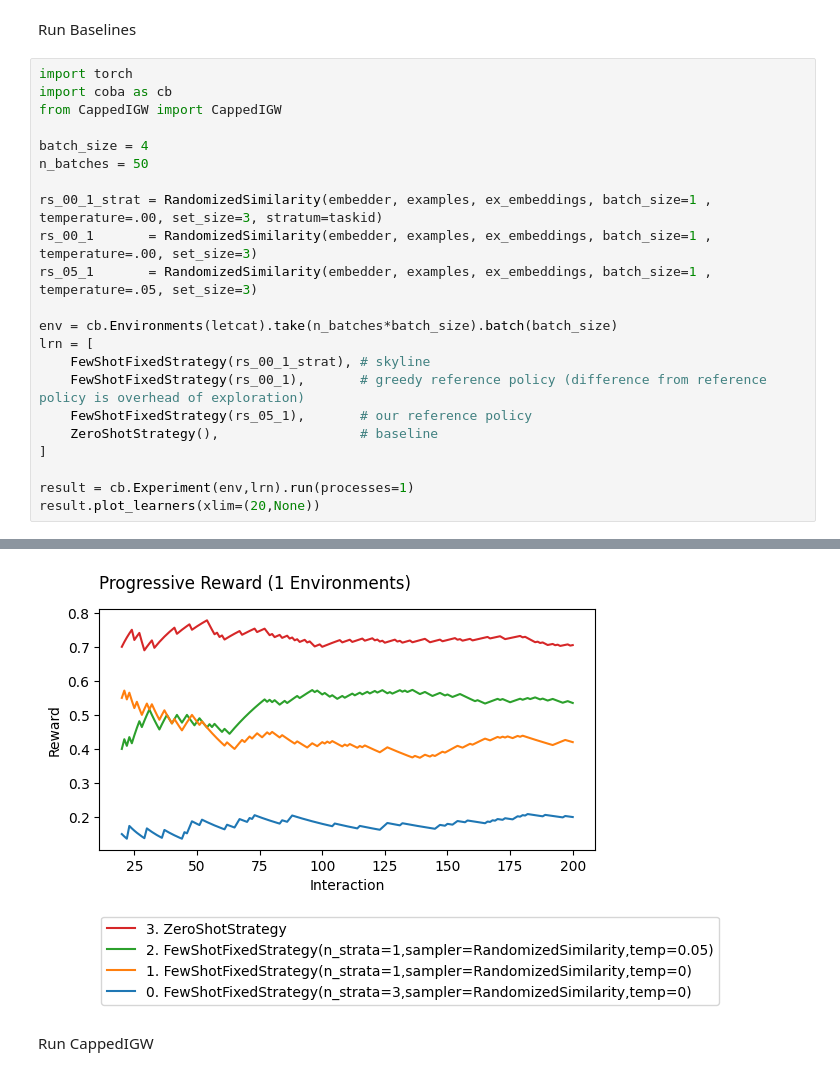
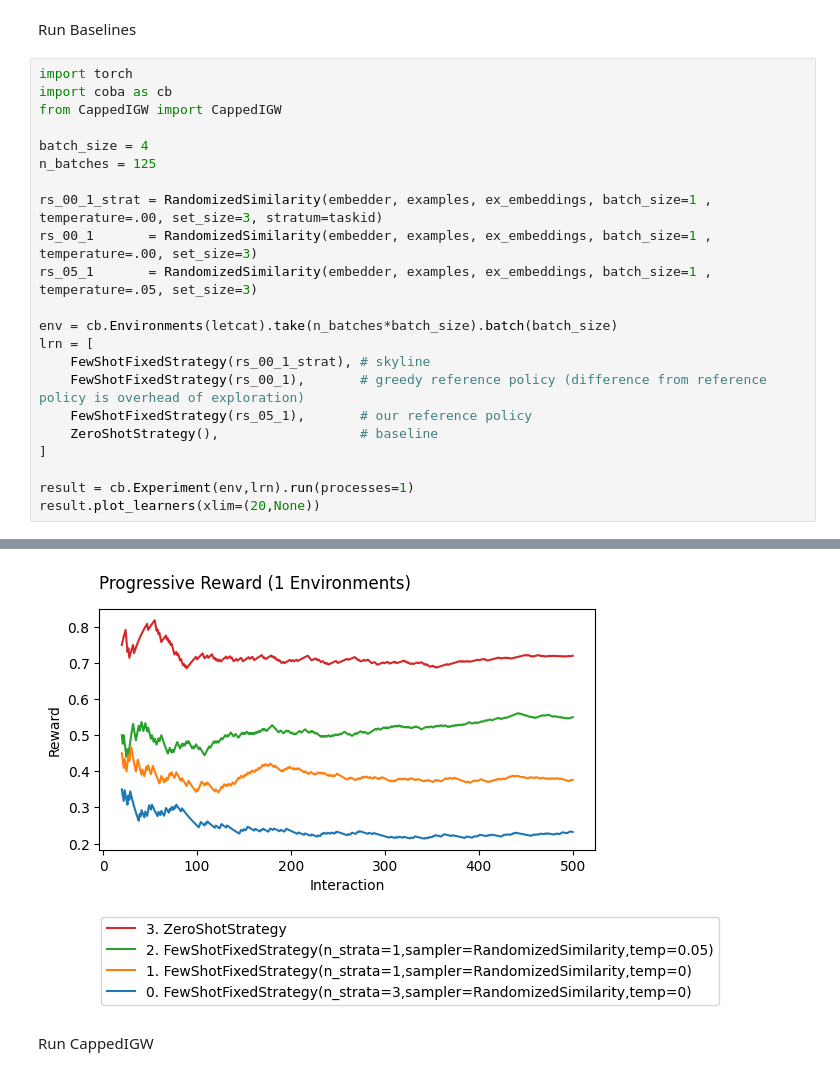
Before and after one commit to mrucker/onoff_experiments, a Jupyter notebook: demo/demo-example-selector.ipynb, the cells around one changed output, grey strips where cells are left out. Drawn from its saved outputs; the diff is of its cells as text.

```diff
--- a/demo/demo-example-selector.ipynb
+++ b/demo/demo-example-selector.ipynb
@@ -238,7 +238,7 @@ import coba as cb
 from CappedIGW import CappedIGW
 
 batch_size = 4
-n_batches = 50
+n_batches = 125
 
 rs_00_1_strat = RandomizedSimilarity(embedder, examples, ex_embeddings, batch_size=1 , temperature=.00, set_size=3, stratum=taskid)
 rs_00_1       = RandomizedSimilarity(embedder, examples, ex_embeddings, batch_size=1 , temperature=.00, set_size=3)
@@ -274,4 +274,4 @@ result.plot_learners(xlim=(20,None))
-[figure, old version]
+[figure, new version]
 # %% [markdown]
 Run CappedIGW
 # %%
```
Also changed, not shown: parts of 3 cells of this notebook.
